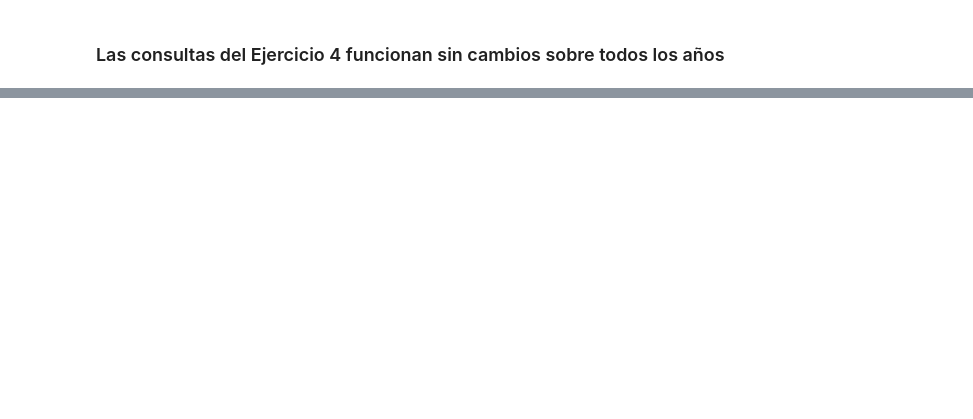
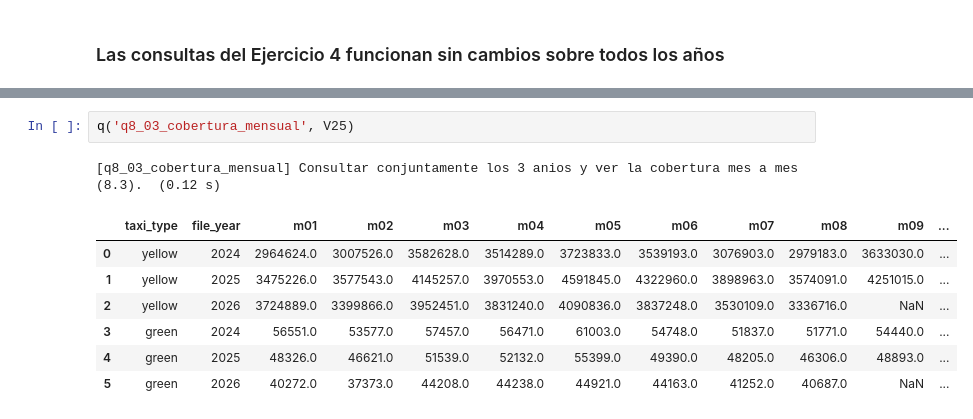
Before and after one commit to pablouwunya2021/duckdb, a Jupyter notebook: notebooks/03_incorporacion_anios.ipynb, the cells around one changed output, grey strips where cells are left out. Drawn from its saved outputs; the diff is of its cells as text; blank space fills up the shorter version.

```diff
--- a/notebooks/03_incorporacion_anios.ipynb
+++ b/notebooks/03_incorporacion_anios.ipynb
@@ -112,0 +152,11 @@ plt.tight_layout(); plt.show()
+# %%
+q('q8_03_cobertura_mensual', V25)
+# %% [output]
+[q8_03_cobertura_mensual] Consultar conjuntamente los 3 anios y ver la cobertura mes a mes (8.3).  (0.12 s)
+|  | taxi_type | file_year | m01 | m02 | m03 | m04 | m05 | m06 | m07 | m08 | m09 | ... |
+| 0 | yellow | 2024 | 2964624.0 | 3007526.0 | 3582628.0 | 3514289.0 | 3723833.0 | 3539193.0 | 3076903.0 | 2979183.0 | 3633030.0 | ... |
+| 1 | yellow | 2025 | 3475226.0 | 3577543.0 | 4145257.0 | 3970553.0 | 4591845.0 | 4322960.0 | 3898963.0 | 3574091.0 | 4251015.0 | ... |
+| 2 | yellow | 2026 | 3724889.0 | 3399866.0 | 3952451.0 | 3831240.0 | 4090836.0 | 3837248.0 | 3530109.0 | 3336716.0 | NaN | ... |
+| 3 | green | 2024 | 56551.0 | 53577.0 | 57457.0 | 56471.0 | 61003.0 | 54748.0 | 51837.0 | 51771.0 | 54440.0 | ... |
+| 4 | green | 2025 | 48326.0 | 46621.0 | 51539.0 | 52132.0 | 55399.0 | 49390.0 | 48205.0 | 46306.0 | 48893.0 | ... |
+| 5 | green | 2026 | 40272.0 | 37373.0 | 44208.0 | 44238.0 | 44921.0 | 44163.0 | 41252.0 | 40687.0 | NaN | ... |
```
Also changed, not shown: parts of 14 cells of this notebook, 8 other files.
